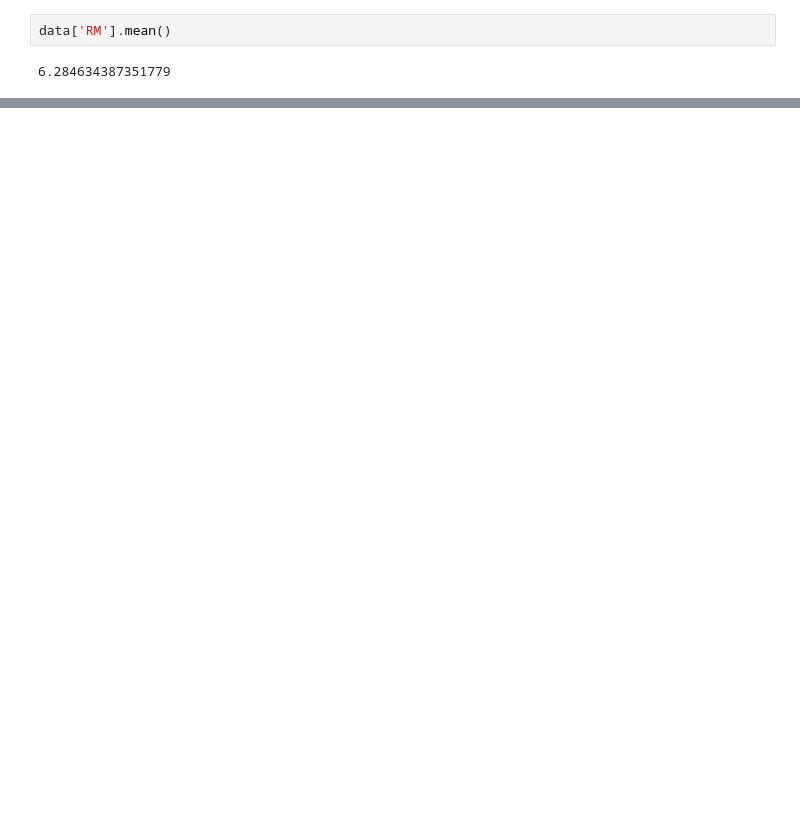
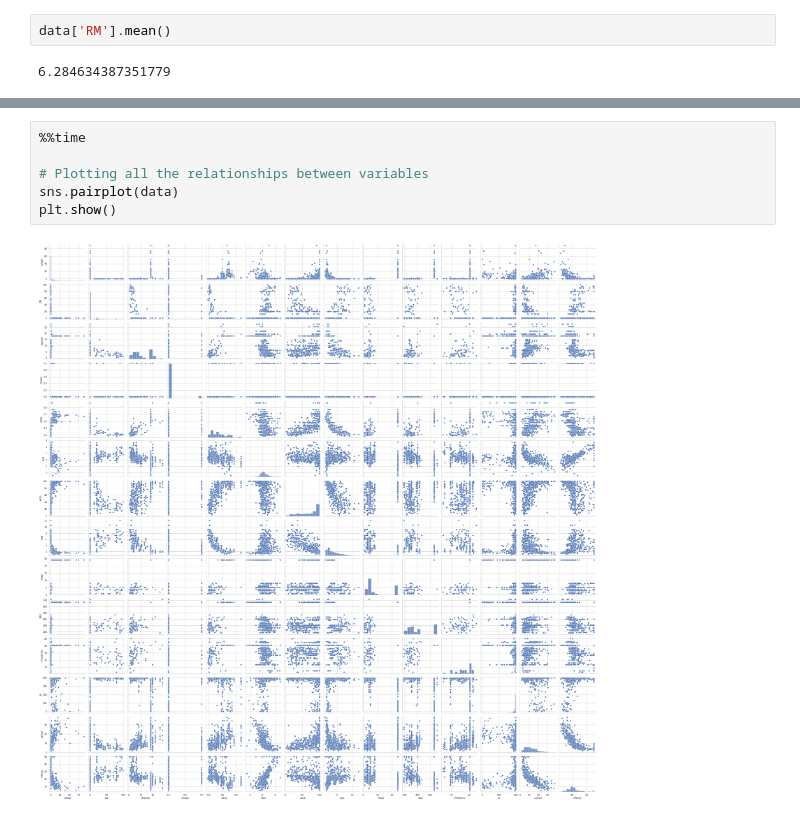
Before and after one commit to gxgarciat/Playground-DataAnalysis, a Jupyter notebook: 8_HousePriceData_MultivariableRegression.ipynb, the cells around one changed output, grey strips where cells are left out. Cells and saved outputs as stored; diff of their text form; blank space fills up the shorter version.

```diff
--- a/8_HousePriceData_MultivariableRegression.ipynb
+++ b/8_HousePriceData_MultivariableRegression.ipynb
@@ -401,0 +449,8 @@ plt.show()
+# %%
+%%time
+
+# Plotting all the relationships between variables
+sns.pairplot(data)
+plt.show()
+# %% [output]
+[figure, added]
```
Also changed, not shown: parts of 55 cells of this notebook.
